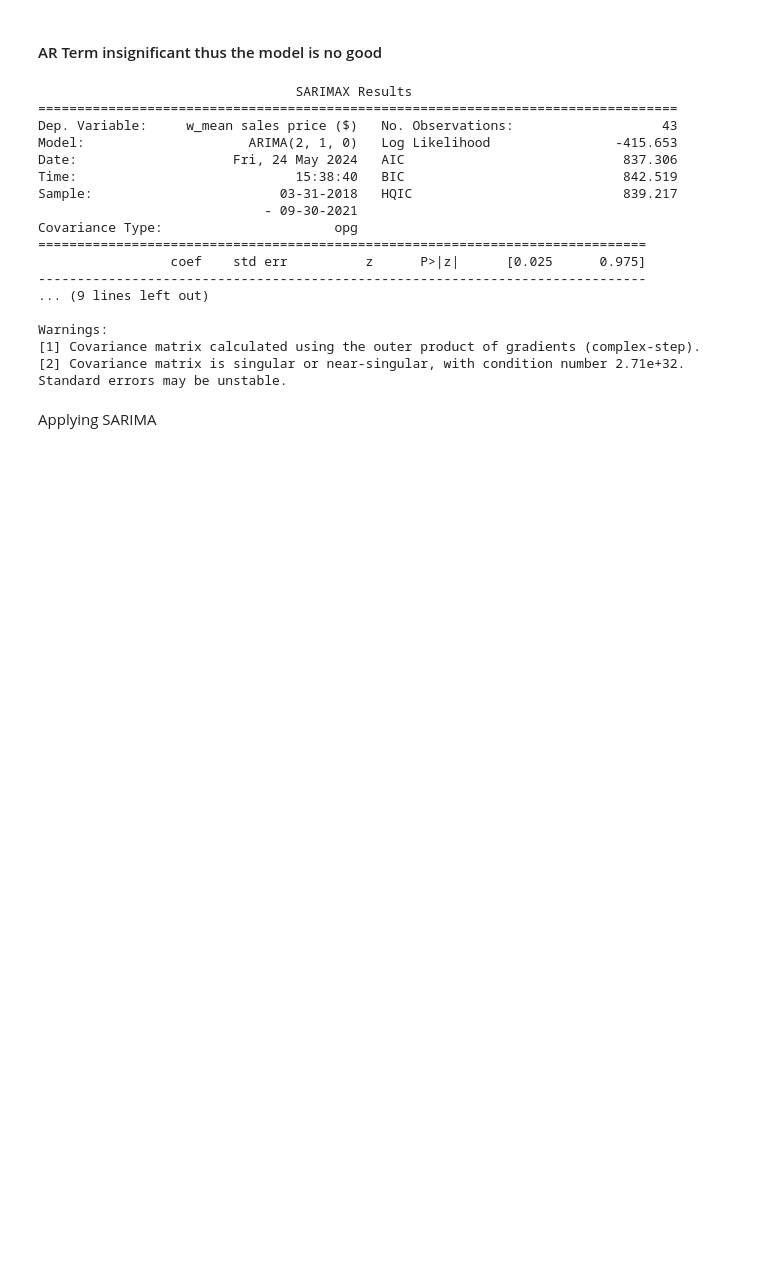
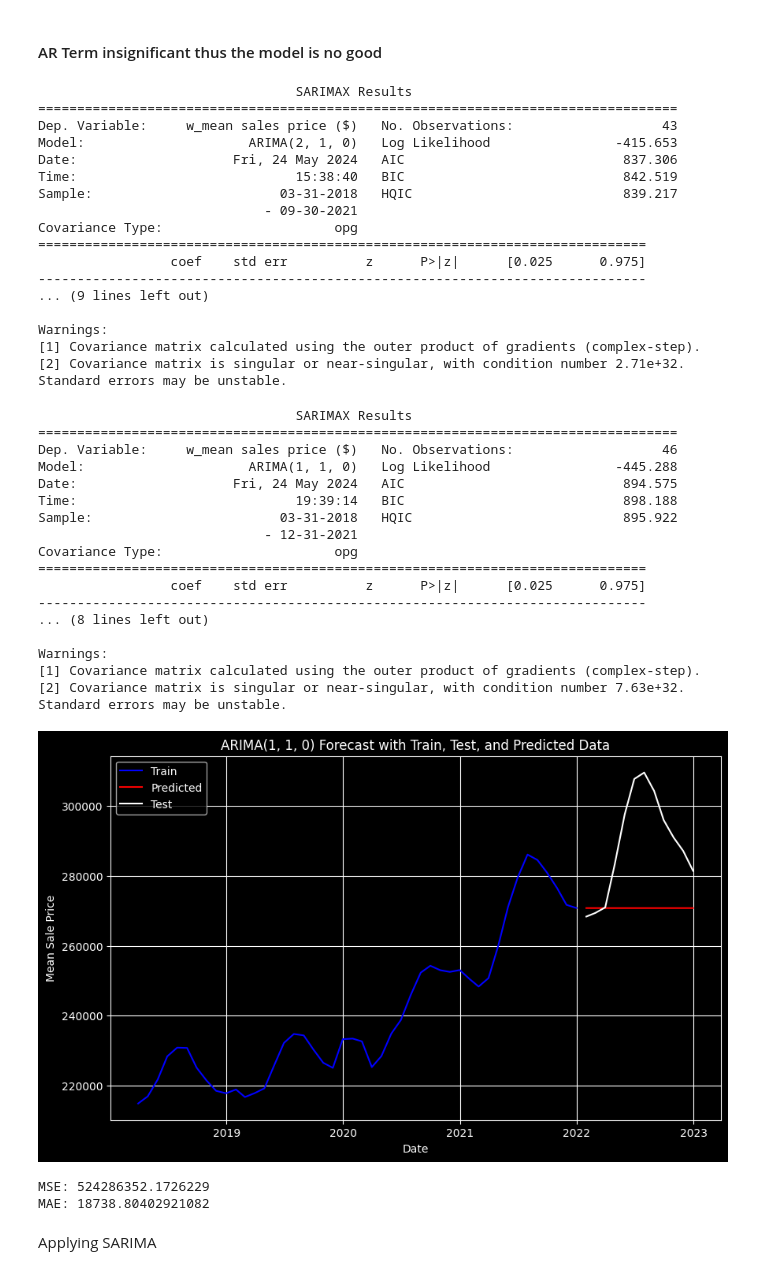
Before and after one commit to jacobsimeral/TS_Forecasting_Project, a Jupyter notebook: Code/Forecast/forecast_arima_hassaan.ipynb, the cells around one changed output. Saved outputs shown, nothing was run; the diff lists cells and outputs as text; code cells hidden in the pictures; blank space fills up the shorter version.

```diff
--- a/Code/Forecast/forecast_arima_hassaan.ipynb
+++ b/Code/Forecast/forecast_arima_hassaan.ipynb
@@ -318,6 +318,69 @@ Covariance Type:                      opg
 Warnings:
 [1] Covariance matrix calculated using the outer product of gradients (complex-step).
 [2] Covariance matrix is singular or near-singular, with condition number 2.71e+32. Standard errors may be unstable.
+# %%
+import pandas as pd
+import numpy as np
+from statsmodels.tsa.arima.model import ARIMA
+import matplotlib.pyplot as plt
+
+# Assuming midwest_train and midwest_test are already loaded and indexed by date
+
+# Fit the ARIMA model
+ar_model = ARIMA(midwest_train['w_mean sales price ($)'], order=(1, 1, 0))
+model_fit = ar_model.fit()
+print(model_fit.summary())
+
+# Generate predictions
+forecast_steps = len(midwest_test)
+predictions = model_fit.forecast(steps=forecast_steps)
+
+# Combine all plots into a single figure
+plt.figure(figsize=(10, 6))
+
+# Plot training data
+plt.plot(midwest_train.index, midwest_train['w_mean sales price ($)'], label='Train', color='blue')
+
+# Plot predictions
+plt.plot(midwest_test.index, predictions, label='Predicted', color='red')
+
+# Plot test data
+plt.plot(midwest_test.index, midwest_test['w_mean sales price ($)'], label='Test', color='white')
+
+plt.xlabel('Date')
+plt.ylabel('Mean Sale Price')
+plt.title('ARIMA(1, 1, 0) Forecast with Train, Test, and Predicted Data')
+plt.legend()
+plt.grid(True)
+plt.show()
+# %% [output]
+                                 SARIMAX Results
+==================================================================================
+Dep. Variable:     w_mean sales price ($)   No. Observations:                   46
+Model:                     ARIMA(1, 1, 0)   Log Likelihood                -445.288
+Date:                    Fri, 24 May 2024   AIC                            894.575
+Time:                            19:39:14   BIC                            898.188
+Sample:                        03-31-2018   HQIC                           895.922
+                             - 12-31-2021
+Covariance Type:                      opg
+==============================================================================
+                 coef    std err          z      P>|z|      [0.025      0.975]
+------------------------------------------------------------------------------
+... (8 lines left out)
+
+Warnings:
+[1] Covariance matrix calculated using the outer product of gradients (complex-step).
+[2] Covariance matrix is singular or near-singular, with condition number 7.63e+32. Standard errors may be unstable.
+[figure, added]
+# %%
+mse = mean_squared_error(midwest_test['w_mean sales price ($)'], predictions)
+mae = mean_absolute_error(midwest_test['w_mean sales price ($)'], predictions)
+
+print(f'MSE: {mse}')
+print(f'MAE: {mae}')
+# %% [output]
+MSE: 524286352.1726229
+MAE: 18738.80402921082
 # %% [markdown]
 Applying SARIMA
 # %%
```
Also changed, not shown: parts of 6 cells of this notebook, 4 other files.
